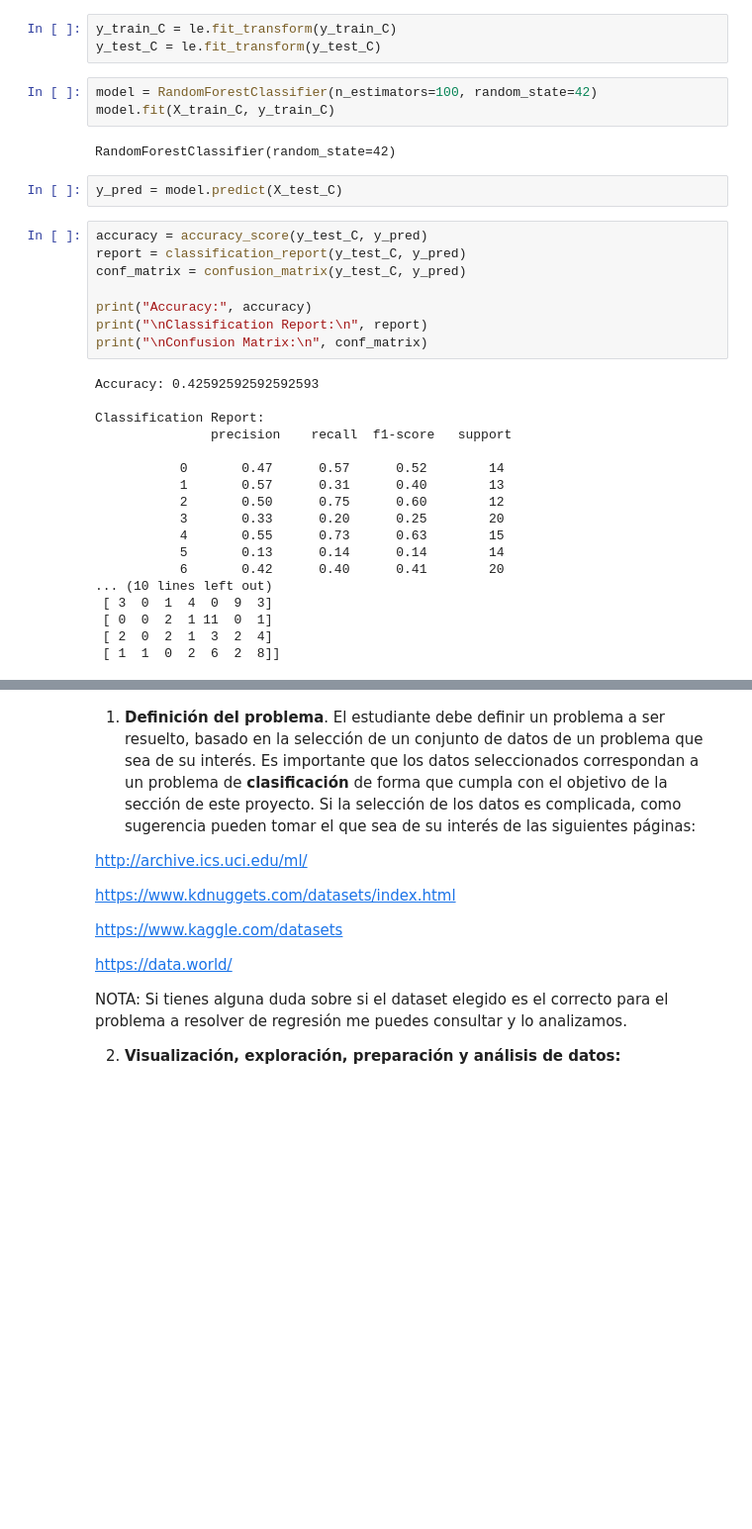
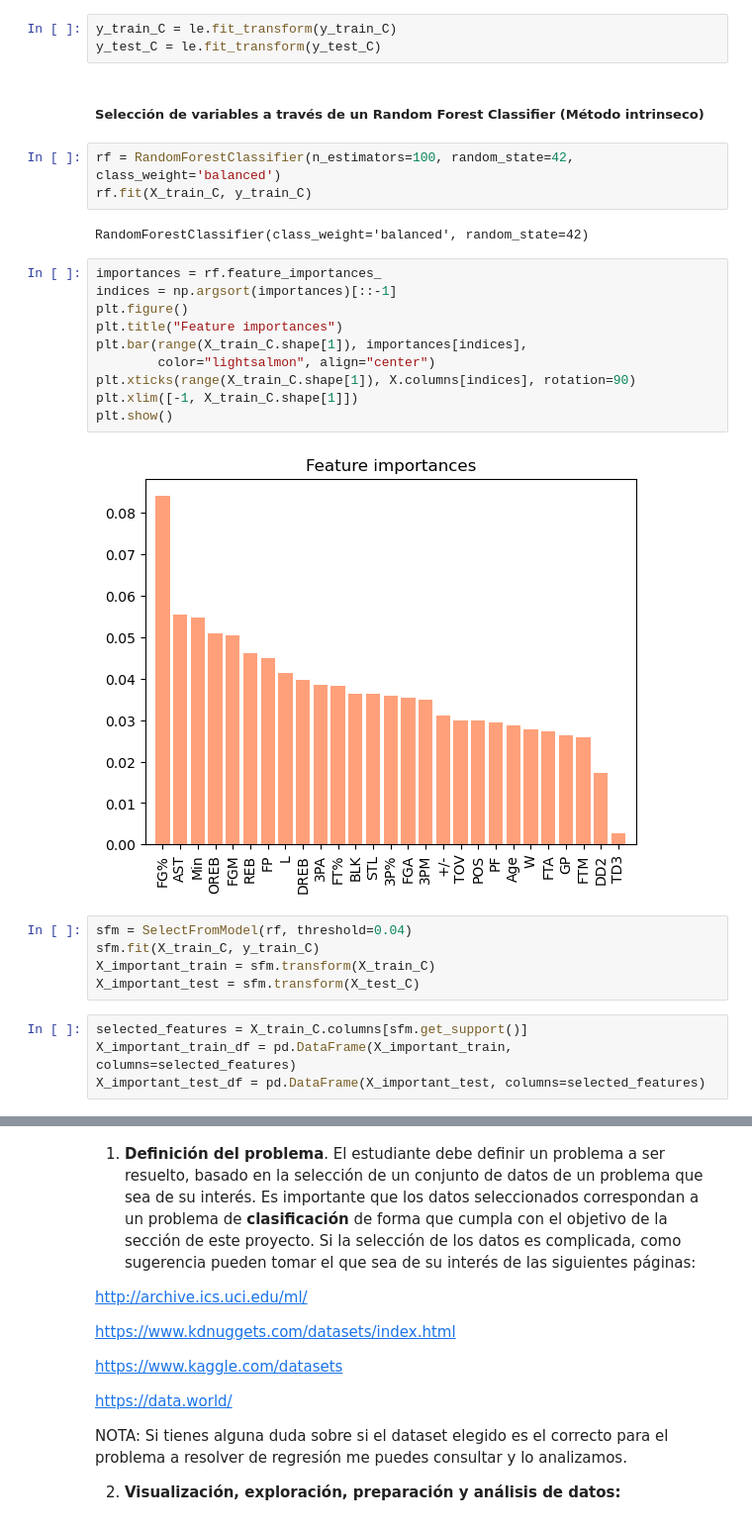
Before and after one commit to RafaelTakata0105/Proyecto_Flores_Takata, a Jupyter notebook: notebooks/Proyecto_final.ipynb, the cells around one changed output, grey strips where cells are left out. Shown: that part at 99% size. Cells and saved outputs as stored; diff of their text form; blank space fills up the shorter version.

```diff
--- a/notebooks/Proyecto_final.ipynb
+++ b/notebooks/Proyecto_final.ipynb
@@ -312,36 +318,31 @@ X_train_C, X_test_C, y_train_C, y_test_C = train_test_split(X_C, Y_C, test_size=
 # %%
 y_train_C = le.fit_transform(y_train_C)
 y_test_C = le.fit_transform(y_test_C)
+# %% [markdown]
+##### Selección de variables a través de un Random Forest Classifier (Método intrinseco)
 # %%
-model = RandomForestClassifier(n_estimators=100, random_state=42)
-model.fit(X_train_C, y_train_C)
+rf = RandomForestClassifier(n_estimators=100, random_state=42, class_weight='balanced')
+rf.fit(X_train_C, y_train_C)
 # %% [output]
-RandomForestClassifier(random_state=42)
+RandomForestClassifier(class_weight='balanced', random_state=42)
-# %%
-y_pred = model.predict(X_test_C)
-# %%
-accuracy = accuracy_score(y_test_C, y_pred)
-report = classification_report(y_test_C, y_pred)
-conf_matrix = confusion_matrix(y_test_C, y_pred)
-
-print("Accuracy:", accuracy)
-print("\nClassification Report:\n", report)
-print("\nConfusion Matrix:\n", conf_matrix)
-# %% [output]
-Accuracy: 0.42592592592592593
-
-Classification Report:
-               precision    recall  f1-score   support
-
-           0       0.47      0.57      0.52        14
-           1       0.57      0.31      0.40        13
-           2       0.50      0.75      0.60        12
-           3       0.33      0.20      0.25        20
-           4       0.55      0.73      0.63        15
-           5       0.13      0.14      0.14        14
-           6       0.42      0.40      0.41        20
-... (10 lines left out)
- [ 3  0  1  4  0  9  3]
- [ 0  0  2  1 11  0  1]
- [ 2  0  2  1  3  2  4]
- [ 1  1  0  2  6  2  8]]
+# %%
+importances = rf.feature_importances_
+indices = np.argsort(importances)[::-1]
+plt.figure()
+plt.title("Feature importances")
+plt.bar(range(X_train_C.shape[1]), importances[indices],
+        color="lightsalmon", align="center")
+plt.xticks(range(X_train_C.shape[1]), X.columns[indices], rotation=90)
+plt.xlim([-1, X_train_C.shape[1]])
+plt.show()
+# %% [output]
+[figure, added]
+# %%
+sfm = SelectFromModel(rf, threshold=0.04)
+sfm.fit(X_train_C, y_train_C)
+X_important_train = sfm.transform(X_train_C)
+X_important_test = sfm.transform(X_test_C)
+# %%
+selected_features = X_train_C.columns[sfm.get_support()]
+X_important_train_df = pd.DataFrame(X_important_train, columns=selected_features)
+X_important_test_df = pd.DataFrame(X_important_test, columns=selected_features)
```
Also changed, not shown: parts of 8 cells of this notebook.
